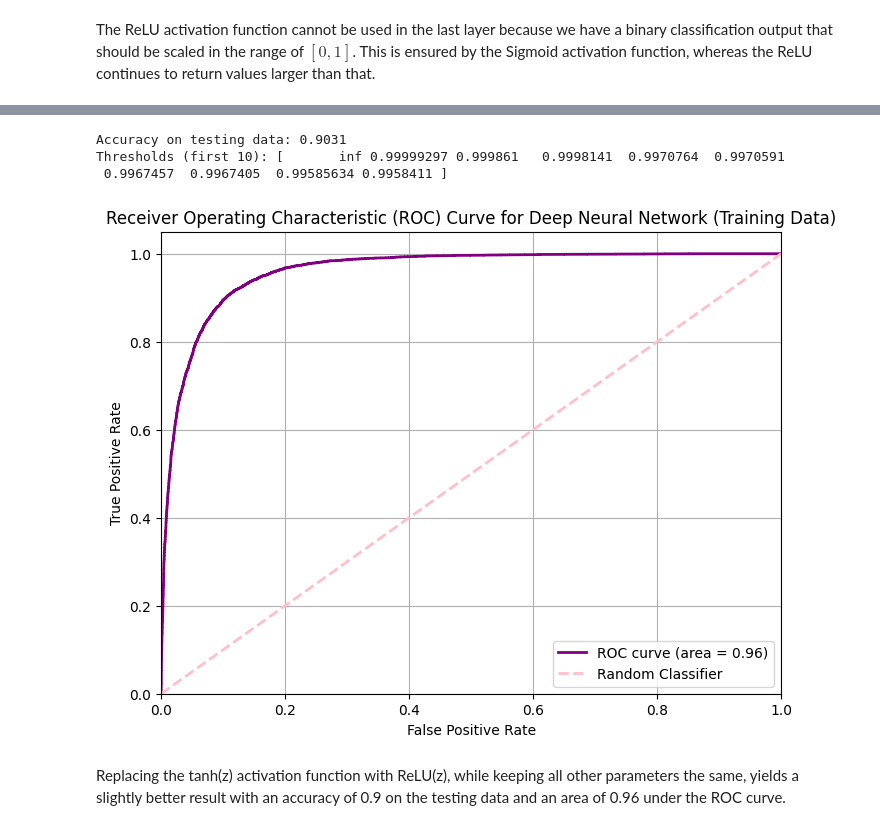
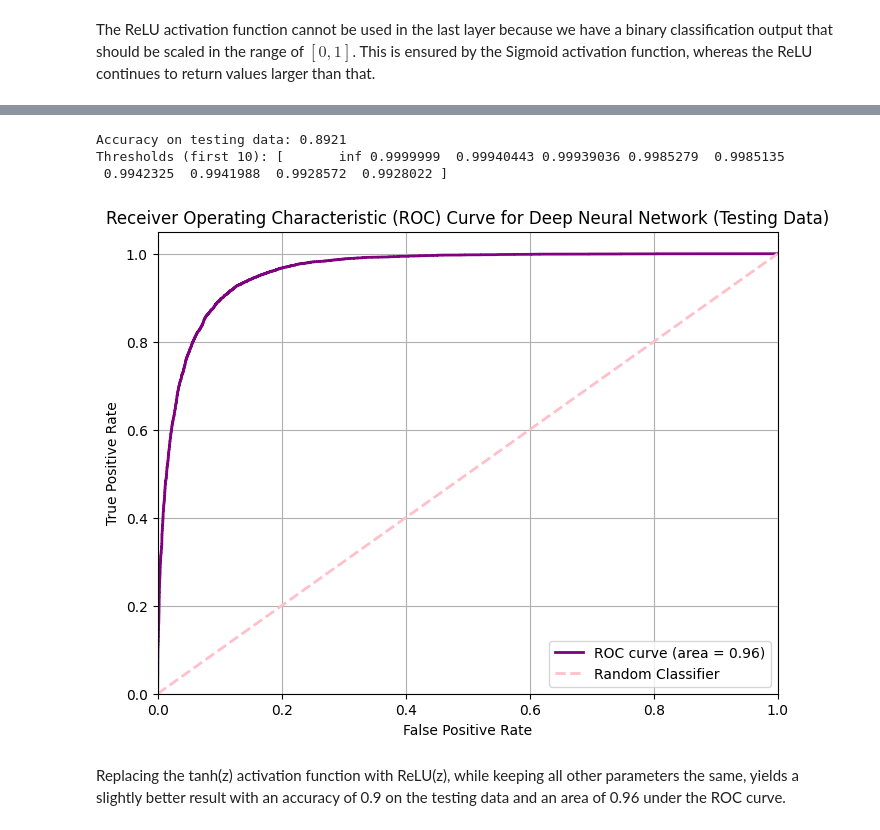
Before and after one commit to lbovet8/phys152-2026, a Jupyter notebook: Exercises/Homework-2.ipynb, the cells around one changed output, grey strips where cells are left out. Cells and saved outputs as stored; diff of their text form; code cells hidden in the pictures.

```diff
--- a/Exercises/Homework-2.ipynb
+++ b/Exercises/Homework-2.ipynb
@@ -595,37 +595,37 @@ y_pred_proba = np.array(all_predictions)
 # For binary classification with Sigmoid, output is already probability, but ensure shape is correct
 # y_pred_proba will be (N, 1), we need (N,) for roc_curve
 y_pred_proba = y_pred_proba.flatten()
 y_true = y_true.flatten()
 
 # Convert probabilities to binary predictions for accuracy calculation (e.g., threshold at 0.5)
 y_pred_binary = (y_pred_proba > 0.5).astype(int)
 
 # Calculate Accuracy
 accuracy = accuracy_score(y_true, y_pred_binary)
 print(f"Accuracy on testing data: {accuracy:.4f}")
 
 # Calculate ROC curve
 fpr, tpr, thresholds = roc_curve(y_true, y_pred_proba)
 roc_auc = auc(fpr, tpr)
 
 print("Thresholds (first 10):", thresholds[:10]) # Print first 10 thresholds, not all
 
 # Plot ROC curve
 plt.figure(figsize=(8, 6))
 plt.plot(fpr, tpr, color='purple', lw=2, label=f'ROC curve (area = {roc_auc:.2f})')
 plt.plot([0, 1], [0, 1], color='pink', lw=2, linestyle='--', label='Random Classifier')
 plt.xlim([0.0, 1.0])
 plt.ylim([0.0, 1.05])
 plt.xlabel('False Positive Rate')
 plt.ylabel('True Positive Rate')
-plt.title('Receiver Operating Characteristic (ROC) Curve for Deep Neural Network (Training Data)')
+plt.title('Receiver Operating Characteristic (ROC) Curve for Deep Neural Network (Testing Data)')
 plt.legend(loc='lower right')
 plt.grid(True)
 plt.show()
 # %% [output]
-Accuracy on testing data: 0.9031
-Thresholds (first 10): [       inf 0.99999297 0.999861   0.9998141  0.9970764  0.9970591
- 0.9967457  0.9967405  0.99585634 0.9958411 ]
+Accuracy on testing data: 0.8921
+Thresholds (first 10): [       inf 0.9999999  0.99940443 0.99939036 0.9985279  0.9985135
+ 0.9942325  0.9941988  0.9928572  0.9928022 ]
-[figure, old version]
+[figure, new version]
 # %% [markdown]
 Replacing the tanh(z) activation function with ReLU(z), while keeping all other parameters the same, yields a slightly better result with an accuracy of 0.9 on the testing data and an area of 0.96 under the ROC curve.
```
Also changed, not shown: parts of 5 cells of this notebook.
